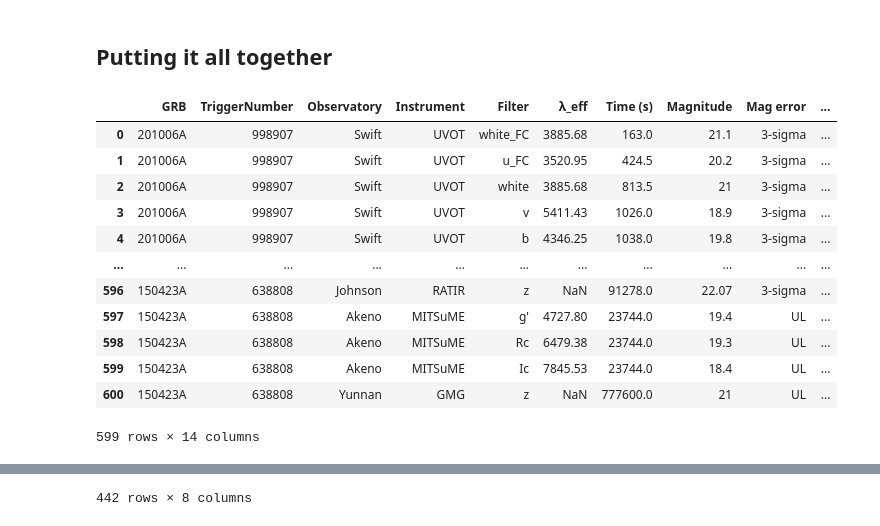
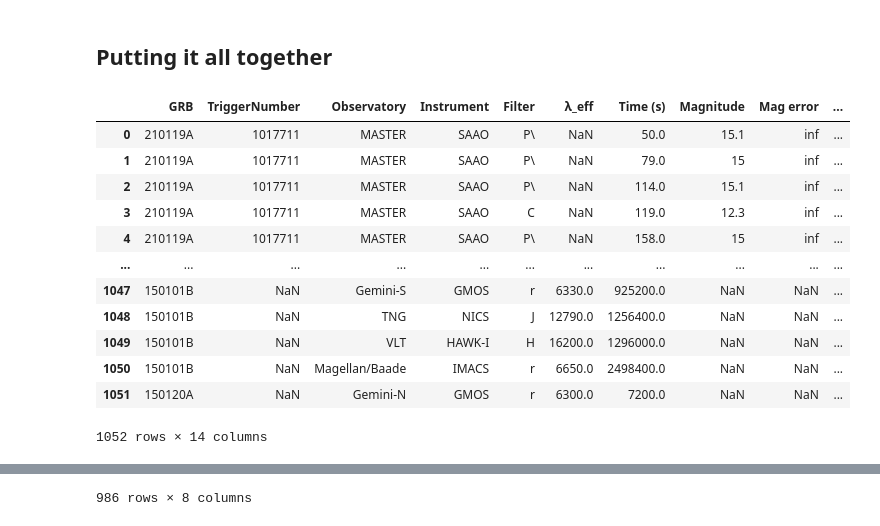
Before and after one commit to cgobat/dark-GRBs, a Jupyter notebook: exploratory.ipynb, the cells around one changed output, grey strips where cells are left out. Saved outputs shown, nothing was run; the diff lists cells and outputs as text; code cells hidden in the pictures.

Commit message:
Consolidate ALL data into analysis

```diff
--- a/exploratory.ipynb
+++ b/exploratory.ipynb
@@ -107,19 +107,15 @@ sGRBs.head()
 # %% [markdown]
 ## Legacy and new data imports
 # %%
-BetaXData = pd.read_csv("./Required Files/Legacy Data/BetaXData.csv", header=None)
-BetaXData.columns = ["GRB","BetaX","Beta_X_pos","Beta_X_neg"]
+BetaXData = pd.read_csv("./Required Files/Legacy Data/BetaXData.csv", header=None, names=["GRB","Beta_X","Beta_X_pos","Beta_X_neg"])
 BetaXData["GRB"] = [entry.split("-")[-1] for entry in BetaXData["GRB"]]
+BetaXData["Beta_X"] *= -1
 
-OpticalData = pd.read_csv("./Required Files/Legacy Data/OpticalData.csv", header=None)
-OpticalData.columns = ["GRB","Time","Observatory","Instrument","Filter","Exposure","F_o","e_F_o"]
+OpticalData = pd.read_csv("./Required Files/Legacy Data/OpticalData.csv", header=None, names=["GRB","Time","Observatory","Instrument","Filter","Exposure","F_o","e_F_o"])
 OpticalData["GRB"] = [entry.split("-")[-1] for entry in OpticalData["GRB"]]
-# OpticalData["dt"] = OpticalData["dt"]*60*60
+OpticalData["Time"] *= 60*60
 
-XRayData = pd.read_csv("./Required Files/Legacy Data/XRayData.csv", header=None)
-XRayData.columns = ["GRB","Time","Exposure","F_x","e_F_x"]
+filters = pd.read_csv("Required Files/Legacy Data/FilterInfo.csv", header=None, names=["Observatory","Instrument","Filter","Wavelength","Frequency"])
+OpticalData = OpticalData.merge(filters,how="left",on=["Observatory","Instrument","Filter"])
 
-filters = pd.read_csv("Required Files/Legacy Data/FilterInfo.csv", header=None)
-filters.columns = ["Observatory","Instrument","Filter","Wavelength","Frequency"]
-
-new_sGRBs = sGRBs[[int(grb[:6]) > 150301 for grb in sGRBs["GRB"]]].copy() # Fong et al. 2015 has data through March 2015, i.e. 150301A
+XRayData = pd.read_csv("./Required Files/Legacy Data/XRayData.csv", header=None, names=["GRB","Time","Exposure","F_x","e_F_x"])
@@ -254,21 +252,6 @@ Retrieved 150423A
 $$ F_\text{x} = \int_{0.3\text{ keV}}^{10\text{ keV}} F(E)\ dE = \int_{7.254\cdot10^{16}\text{ Hz}}^{2.418\cdot10^{18}\text{ Hz}} F_\nu\ d\nu = A \int_{7.254\cdot10^{16}\text{ Hz}}^{2.418\cdot10^{18}\text{ Hz}} \nu^{-\beta}\ d\nu $$
 $$ F_\text{x} = \left.\begin{cases} A\frac{\nu^{1-\beta}}{1-\beta}, & \beta \neq 1 \\ A\ln(\nu), & \beta = 1 \end{cases}\right\}_{7.254\cdot10^{16}\text{ Hz}}^{2.418\cdot10^{18}\text{ Hz}} $$
 # %%
-# grb_id = "160624A"
-# i = 291
-# beta = AsymmetricUncertainty(0.8,0.1,0.1)
-# Fx = AsymmetricUncertainty(xrt_data.loc[i,"Flux"], xrt_data.loc[i,"Fluxpos"], np.abs(xrt_data.loc[i,"Fluxneg"]))
-# print("\n",Fx,"\n")
-# if beta.value == 1:
-#     integral = np.log(10) - np.log(0.3)
-# else:
-#     integral = (10**(1-beta) - 0.3**(1-beta))/(1-beta)
-# A = Fx/integral
-# log_mean_freq = 10**np.mean((np.log10(0.3), np.log10(10)))
-# spectral_flux = A*log_mean_freq**(-beta)
-# spectral_flux *= 1e23/241797944177033445 # convert flux per keV to flux per Hz
-# spectral_flux*1e6
-
 for i in xrt_data.index:
     grb_id = xrt_data.loc[i,"GRB"]
     beta = AsymmetricUncertainty(float(new_sGRBs.loc[new_sGRBs["GRB"]==grb_id,"Beta_X"]),
@@ -292,6 +275,15 @@ for i in xrt_data.index:
     spectral_flux = AsymmetricUncertainty(result,pos_err,neg_err) # erg/s/cm^2/keV
     spectral_flux *= 1e23/241797944177033445 # convert to Jy
     xrt_data.loc[i,"SpecFlux"] = spectral_flux
+
+for i in XRayData.index: # now add David's old data in the same format
+    GRB = XRayData.loc[i,"GRB"][3:]
+    t = XRayData.loc[i,"Time"]
+    tpos = tneg = XRayData.loc[i,"Exposure"]/2
+    flux = XRayData.loc[i,"F_x"]/1000000 # uJy to Jy
+    fluxpos = fluxneg = XRayData.loc[i,"e_F_x"]/1000000
+    newrow = dict(zip(xrt_data.columns, [t,tpos,tneg,np.nan,np.nan,np.nan,GRB,AsymmetricUncertainty(flux,fluxpos,fluxneg)]))
+    xrt_data = xrt_data.append(newrow, ignore_index=True)
 # %% [markdown]
 ## Load new optical data
 # %%
@@ -355,22 +373,22 @@ new_optical["Flux (Jy)"] = 3631*10**(-(new_optical["mag_w_err"]-new_optical["Ext
 # %% [markdown]
 ## Putting it all together
 # %%
-display(new_optical[~new_optical["Flux (Jy)"].isna()])
+display(new_optical)#[~new_optical["Flux (Jy)"].isna()])
 display(xrt_data)
 # %% [output]
 |  | GRB | TriggerNumber | Observatory | Instrument | Filter | λ_eff | Time (s) | Magnitude | Mag error | ... |
-| 0 | 201006A | 998907 | Swift | UVOT | white_FC | 3885.68 | 163.0 | 21.1 | 3-sigma | ... |
-| 1 | 201006A | 998907 | Swift | UVOT | u_FC | 3520.95 | 424.5 | 20.2 | 3-sigma | ... |
-| 2 | 201006A | 998907 | Swift | UVOT | white | 3885.68 | 813.5 | 21 | 3-sigma | ... |
-| 3 | 201006A | 998907 | Swift | UVOT | v | 5411.43 | 1026.0 | 18.9 | 3-sigma | ... |
-| 4 | 201006A | 998907 | Swift | UVOT | b | 4346.25 | 1038.0 | 19.8 | 3-sigma | ... |
+| 0 | 210119A | 1017711 | MASTER | SAAO | P\ | NaN | 50.0 | 15.1 | inf | ... |
+| 1 | 210119A | 1017711 | MASTER | SAAO | P\ | NaN | 79.0 | 15 | inf | ... |
+| 2 | 210119A | 1017711 | MASTER | SAAO | P\ | NaN | 114.0 | 15.1 | inf | ... |
+| 3 | 210119A | 1017711 | MASTER | SAAO | C | NaN | 119.0 | 12.3 | inf | ... |
+| 4 | 210119A | 1017711 | MASTER | SAAO | P\ | NaN | 158.0 | 15 | inf | ... |
 | ... | ... | ... | ... | ... | ... | ... | ... | ... | ... | ... |
-| 596 | 150423A | 638808 | Johnson | RATIR | z | NaN | 91278.0 | 22.07 | 3-sigma | ... |
-| 597 | 150423A | 638808 | Akeno | MITSuME | g' | 4727.80 | 23744.0 | 19.4 | UL | ... |
-| 598 | 150423A | 638808 | Akeno | MITSuME | Rc | 6479.38 | 23744.0 | 19.3 | UL | ... |
-| 599 | 150423A | 638808 | Akeno | MITSuME | Ic | 7845.53 | 23744.0 | 18.4 | UL | ... |
-| 600 | 150423A | 638808 | Yunnan | GMG | z | NaN | 777600.0 | 21 | UL | ... |
+| 1047 | 150101B | NaN | Gemini-S | GMOS | r | 6330.0 | 925200.0 | NaN | NaN | ... |
+| 1048 | 150101B | NaN | TNG | NICS | J | 12790.0 | 1256400.0 | NaN | NaN | ... |
+| 1049 | 150101B | NaN | VLT | HAWK-I | H | 16200.0 | 1296000.0 | NaN | NaN | ... |
+| 1050 | 150101B | NaN | Magellan/Baade | IMACS | r | 6650.0 | 2498400.0 | NaN | NaN | ... |
+| 1051 | 150120A | NaN | Gemini-N | GMOS | r | 6300.0 | 7200.0 | NaN | NaN | ... |
-599 rows × 14 columns
+1052 rows × 14 columns
 |  | Time | Tpos | Tneg | Flux | Fluxpos | Fluxneg | GRB | SpecFlux |
 | 0 | 336.776 | 23184.683 | -239.717 | 1.802334e-13 | 4.099744e-14 | -4.099744e-14 | 201221D | 9.658686647167336e-09 ± 3.7776298... |
 | 1 | 153.568 | 60.668 | -62.190 | 9.464503e-12 | 2.120667e-12 | -2.120667e-12 | 201006A | 6.411812516144993e-07 ± 1.4564323... |
@@ -386,4 +404,4 @@ display(xrt_data)
-442 rows × 8 columns
+986 rows × 8 columns
 # %%
 max_dt = 0.1
 nu_x = 10**np.mean((np.log10(0.3),np.log10(10))) / 4.135667696e-18 # xray frequency [m]
```
Also changed, not shown: parts of 20 cells of this notebook, 3 other files.
